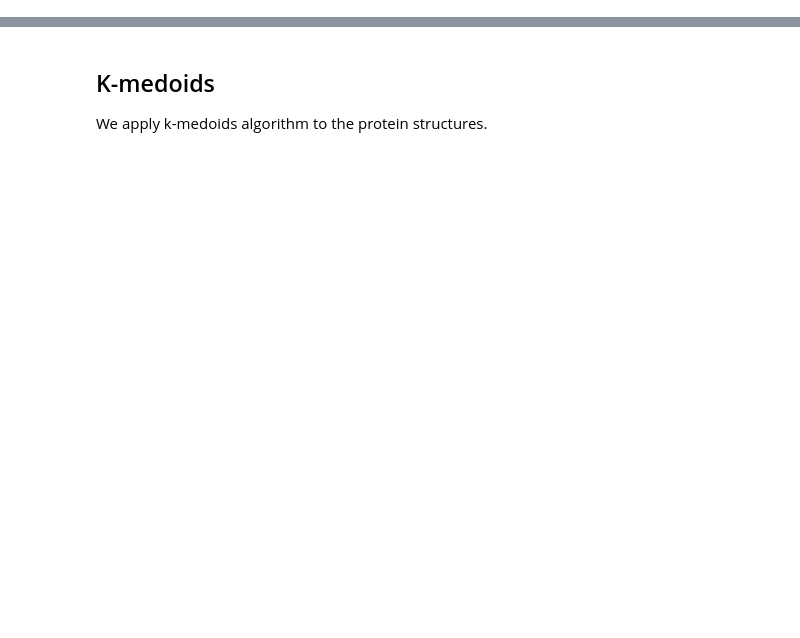
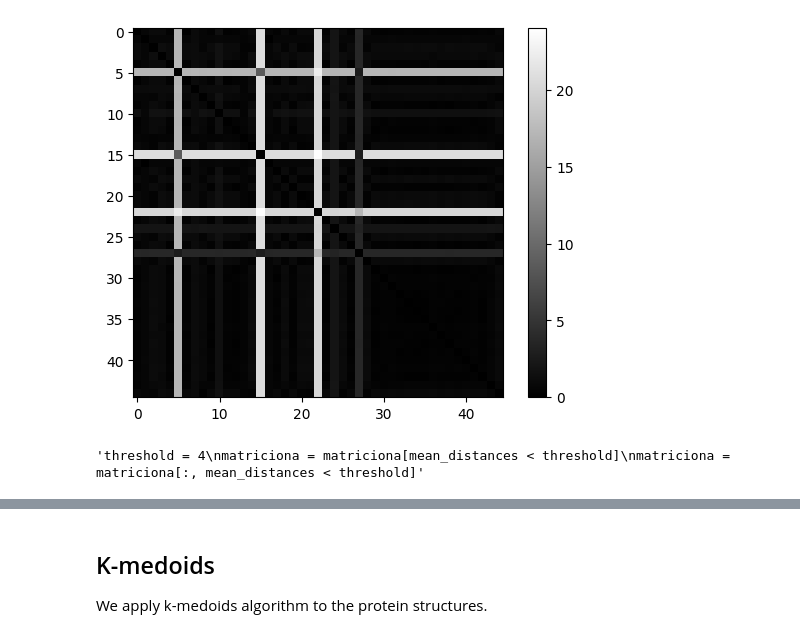
Before and after one commit to g-lago8/CHL-Project, a Jupyter notebook: notebooks/matricione.ipynb, the cells around one changed output, grey strips where cells are left out. Drawn from its saved outputs; the diff is of its cells as text; code cells hidden in the pictures; blank space fills up the shorter version.

```diff
--- a/notebooks/matricione.ipynb
+++ b/notebooks/matricione.ipynb
@@ -72,15 +86,21 @@ except:
     print(np.linalg.norm(np.diag(matriciona)))
     np.save('../datasets/matriciona.npy', matriciona)
 # %%
-plt.imshow(matriciona)
+plt.imshow(matriciona, cmap='gray')
+plt.colorbar()
+plt.show()
+# %% [output]
+[figure, added]
 # %%
 # for each mutation, compute mean distance to all other mutations
 mean_distances = matriciona.mean(axis=1)
 std_distances = matriciona.std(axis=1)
 # %%
 # discard  the mutations with the highest mean distances
-threshold = 4
+'''threshold = 4
 matriciona = matriciona[mean_distances < threshold]
-matriciona = matriciona[:, mean_distances < threshold]
+matriciona = matriciona[:, mean_distances < threshold]'''
+# %% [output]
+'threshold = 4\nmatriciona = matriciona[mean_distances < threshold]\nmatriciona = matriciona[:, mean_distances < threshold]'
 # %%
 plt.imshow(matriciona, cmap='gray')
```
Also changed, not shown: parts of 26 cells of this notebook, 2 other files.
